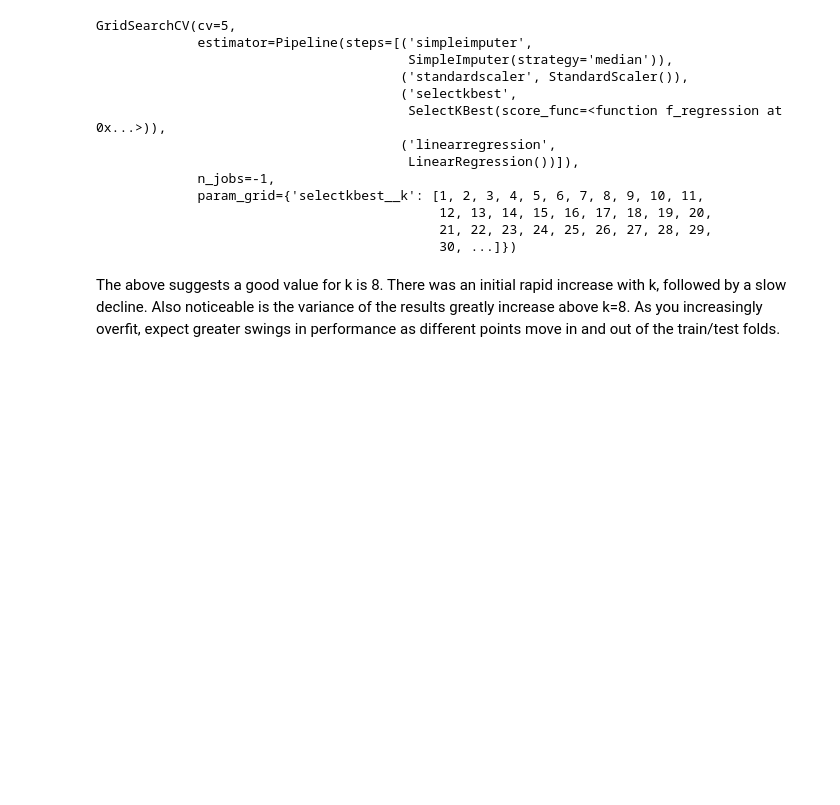
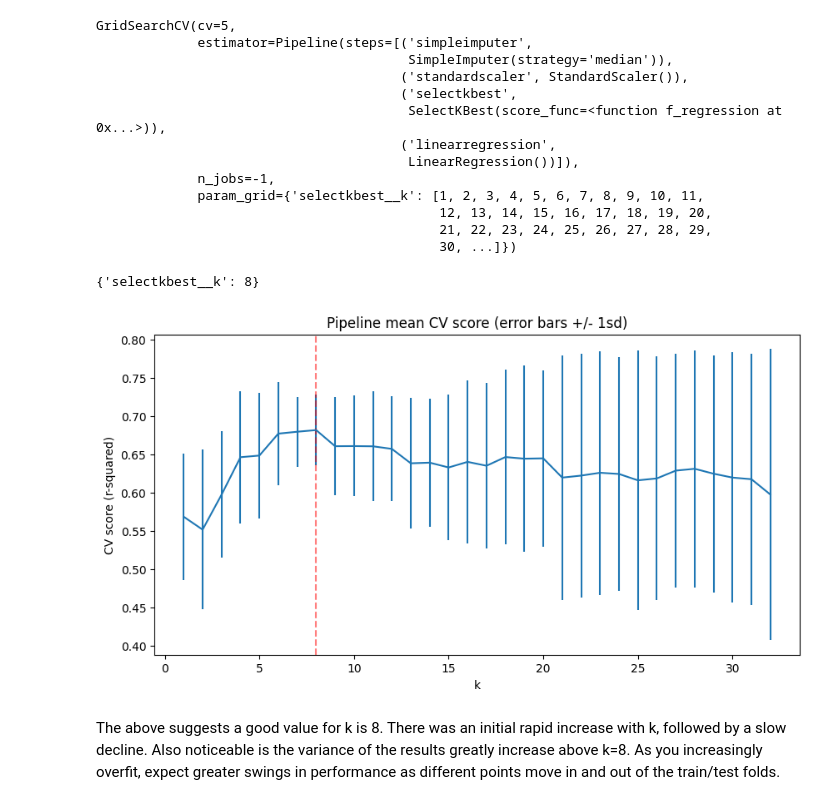
Before and after one commit to acokafor/Springboard_Data_Science_Career_Track, a Jupyter notebook: DataScienceGuidedCapstone-master/Notebooks/04_preprocessing_and_training.ipynb, the cells around one changed output. Saved outputs shown, nothing was run; the diff lists cells and outputs as text; code cells hidden in the pictures; blank space fills up the shorter version.

```diff
--- a/DataScienceGuidedCapstone-master/Notebooks/04_preprocessing_and_training.ipynb
+++ b/DataScienceGuidedCapstone-master/Notebooks/04_preprocessing_and_training.ipynb
@@ -865,17 +867,21 @@ cv_k = [k for k in lr_grid_cv.cv_results_['param_selectkbest__k']]
 # %%
 #Code task 19#
 #Print the `best_params_` attribute of `lr_grid_cv`
-lr_grid_cv.___
+lr_grid_cv.best_params_ # get the best parameters
+# %% [output]
+{'selectkbest__k': 8}
 # %%
 #Code task 20#
 #Assign the value of k from the above dict of `best_params_` and assign it to `best_k`
-___ = lr_grid_cv.___['selectkbest__k']
-plt.subplots(figsize=(10, 5))
-plt.errorbar(cv_k, score_mean, yerr=score_std)
-plt.axvline(x=best_k, c='r', ls='--', alpha=.5)
-plt.xlabel('k')
-plt.ylabel('CV score (r-squared)')
-plt.title('Pipeline mean CV score (error bars +/- 1sd)');
+best_k = lr_grid_cv.best_params_['selectkbest__k'] # get the best k
+plt.subplots(figsize=(10, 5)) # set the figure size
+plt.errorbar(cv_k, score_mean, yerr=score_std) # plot the mean CV score +/- 1sd
+plt.axvline(x=best_k, c='r', ls='--', alpha=.5) # plot a vertical line at the best k
+plt.xlabel('k') # label the x-axis
+plt.ylabel('CV score (r-squared)') # label the y-axis
+plt.title('Pipeline mean CV score (error bars +/- 1sd)'); # add a title
+# %% [output]
+[figure, added]
 # %% [markdown]
 The above suggests a good value for k is 8. There was an initial rapid increase with k, followed by a slow decline. Also noticeable is the variance of the results greatly increase above k=8. As you increasingly overfit, expect greater swings in performance as different points move in and out of the train/test folds.
 # %% [markdown]
```
Also changed, not shown: parts of 45 cells of this notebook, 1 other file.
